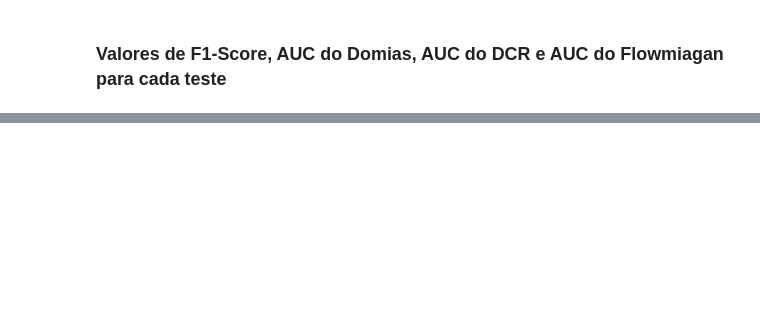
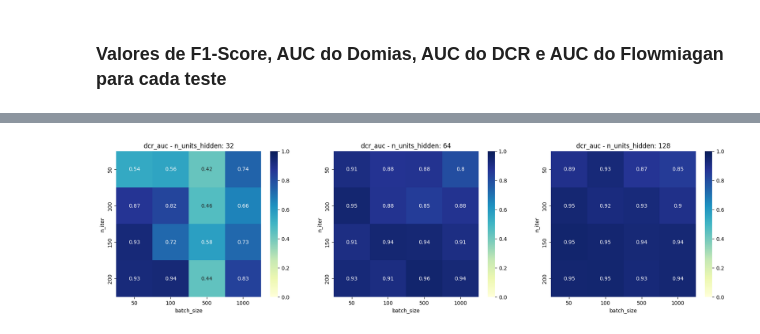
Before and after one commit to Alan-TC/AblationStudy, a Jupyter notebook: analise.ipynb, the cells around one changed output, grey strips where cells are left out. Cells and saved outputs as stored; diff of their text form; code cells hidden in the pictures; blank space fills up the shorter version.

```diff
--- a/analise.ipynb
+++ b/analise.ipynb
@@ -87,0 +177,4 @@ plt.tight_layout()
+# %%
+grid_search_matrix(df_ablation, 'n_units_hidden', 'batch_size', 'n_iter', 'dcr_auc')
+# %% [output]
+[figure, added]
```
Also changed, not shown: parts of 18 cells of this notebook, 9 other files.
